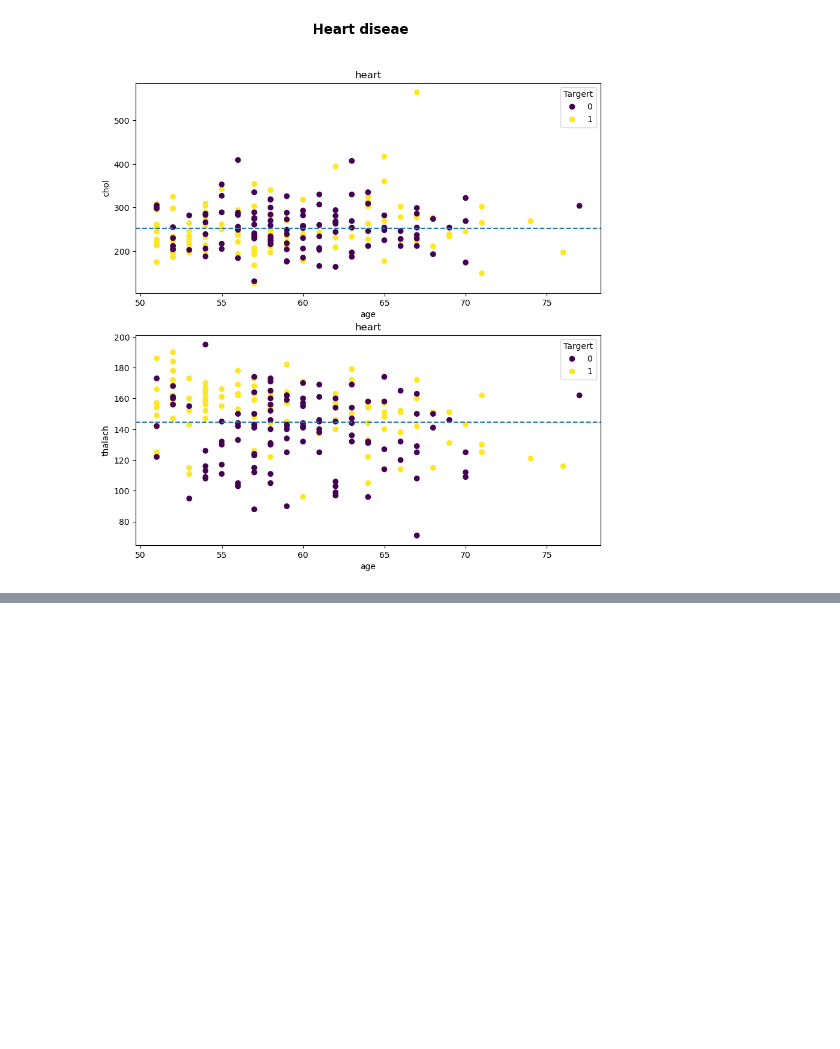
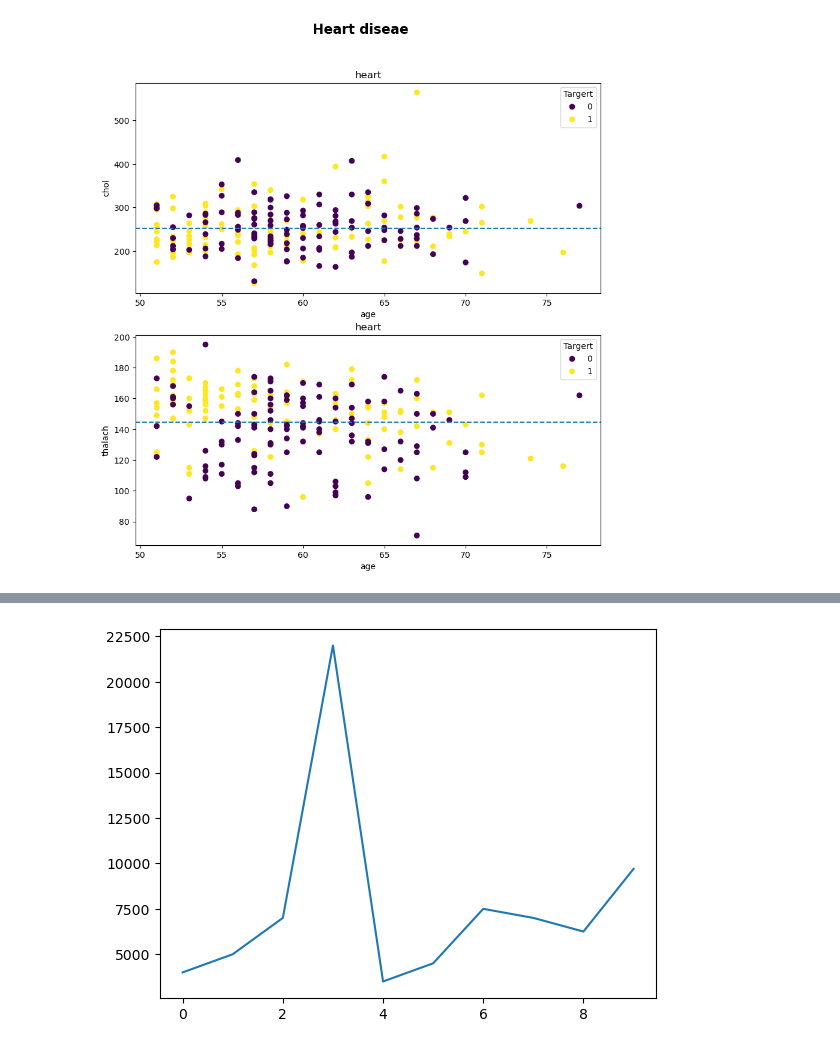
Before and after one commit to InflixOP/Machine-Learning, a Jupyter notebook: ML/introduction-to-matplotlib.ipynb, the cells around one changed output, grey strips where cells are left out. Cells and saved outputs as stored; diff of their text form; code cells hidden in the pictures; blank space fills up the shorter version.

```diff
--- a/ML/introduction-to-matplotlib.ipynb
+++ b/ML/introduction-to-matplotlib.ipynb
@@ -376,0 +398,4 @@ fig.suptitle("Heart diseae",fontsize=16,fontweight="bold");
+# %%
+car_sales["Price"].plot();
+# %% [output]
+[figure, added]
```
Also changed, not shown: parts of 3 cells of this notebook.
